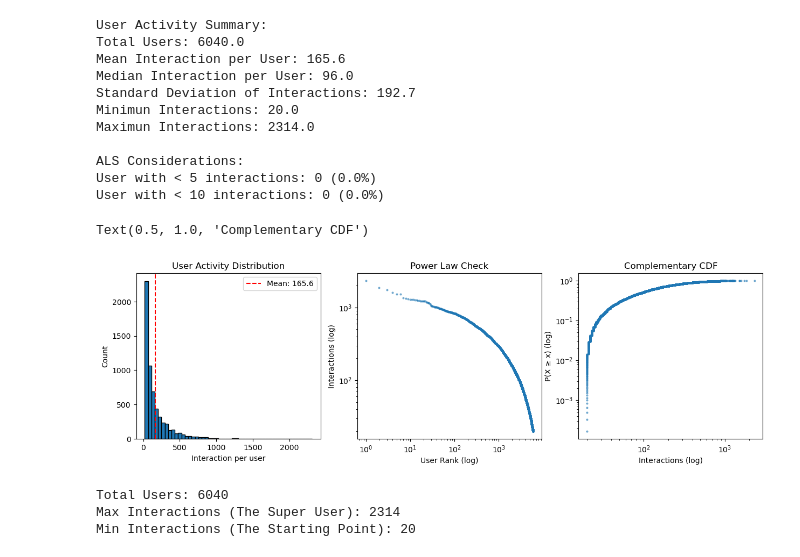
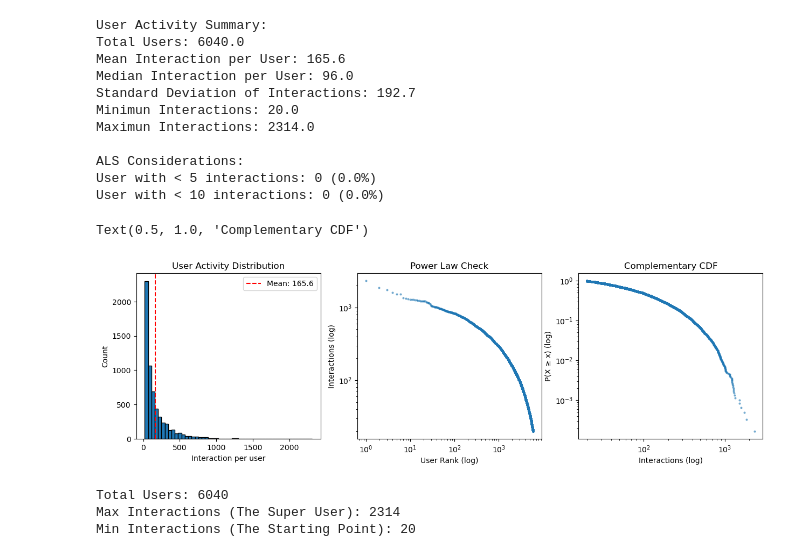
Before and after one commit to Thomasayanfeoluwa/Hybrid-Video-Recommender-System, a Jupyter notebook: experiments/data_validation.ipynb, the cells around one changed output. Drawn from its saved outputs; the diff is of its cells as text; code cells hidden in the pictures.

Commit message:
ccdf

```diff
--- a/experiments/data_validation.ipynb
+++ b/experiments/data_validation.ipynb
@@ -157,30 +157,33 @@ User with < 10 interactions: 0 (0.0%)
 # %%
 sorted_counts = user_counts.sort_values(ascending=False).reset_index(drop=True)
 
 # Plot 1: Histogram
 fig, axes = plt.subplots(1, 3, figsize = (15, 4))
 axes[0].hist(user_counts, bins = 50, edgecolor = "black")
 axes[0].set_xlabel("Interaction per user")
 axes[0].set_ylabel("Count")
 axes[0].set_title("User Activity Distribution")
 axes[0].axvline(user_counts.mean(), color = "red", linestyle = "--", label = f"Mean: {user_counts.mean():.1f}")
 axes[0].legend()
 
 # Plot 2: Log-log plot for power law check
 axes[1].loglog(sorted_counts.index + 1, sorted_counts.values, "o", alpha=0.5, markersize=2)
 axes[1].set_xlabel("User Rank (log)")
 axes[1].set_ylabel("Interactions (log)")
 axes[1].set_title("Power Law Check")
 
 # Plot 3: Complementary CDF
-ccdf = 1 - np.arange(len(sorted_counts)) / len(sorted_counts)
-axes[2].loglog(sorted_counts.values, ccdf, "o", alpha=0.5, markersize=2)
+# ccdf = 1 - np.arange(len(sorted_counts)) / len(sorted_counts)
+# axes[2].loglog(sorted_counts.values, ccdf, "o", alpha=0.5, markersize=2)
+sorted_asc = np.sort(user_counts)
+ccdf_standard = 1.0 - np.arange(len(sorted_asc)) / float(len(sorted_asc))
+axes[2].loglog(sorted_asc, ccdf_standard, "o", alpha=0.5, markersize=2)
 axes[2].set_xlabel("Interactions (log)")
 axes[2].set_ylabel("P(X ≥ x) (log)")
 axes[2].set_title("Complementary CDF")
 # %% [output]
 Text(0.5, 1.0, 'Complementary CDF')
-[figure, old version]
+[figure, new version]
 # %%
 print(f"Total Users: {len(user_counts)}")
 print(f"Max Interactions (The Super User): {user_counts.max()}")
```
